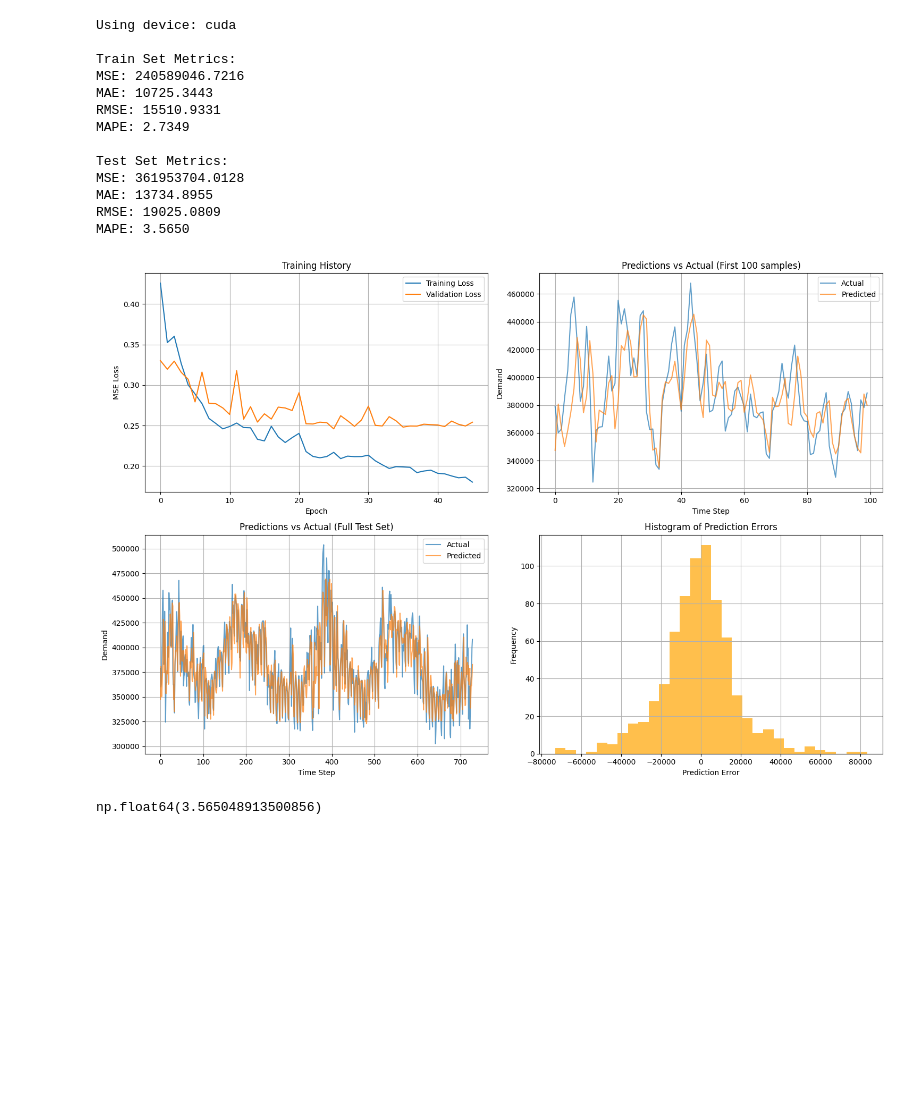
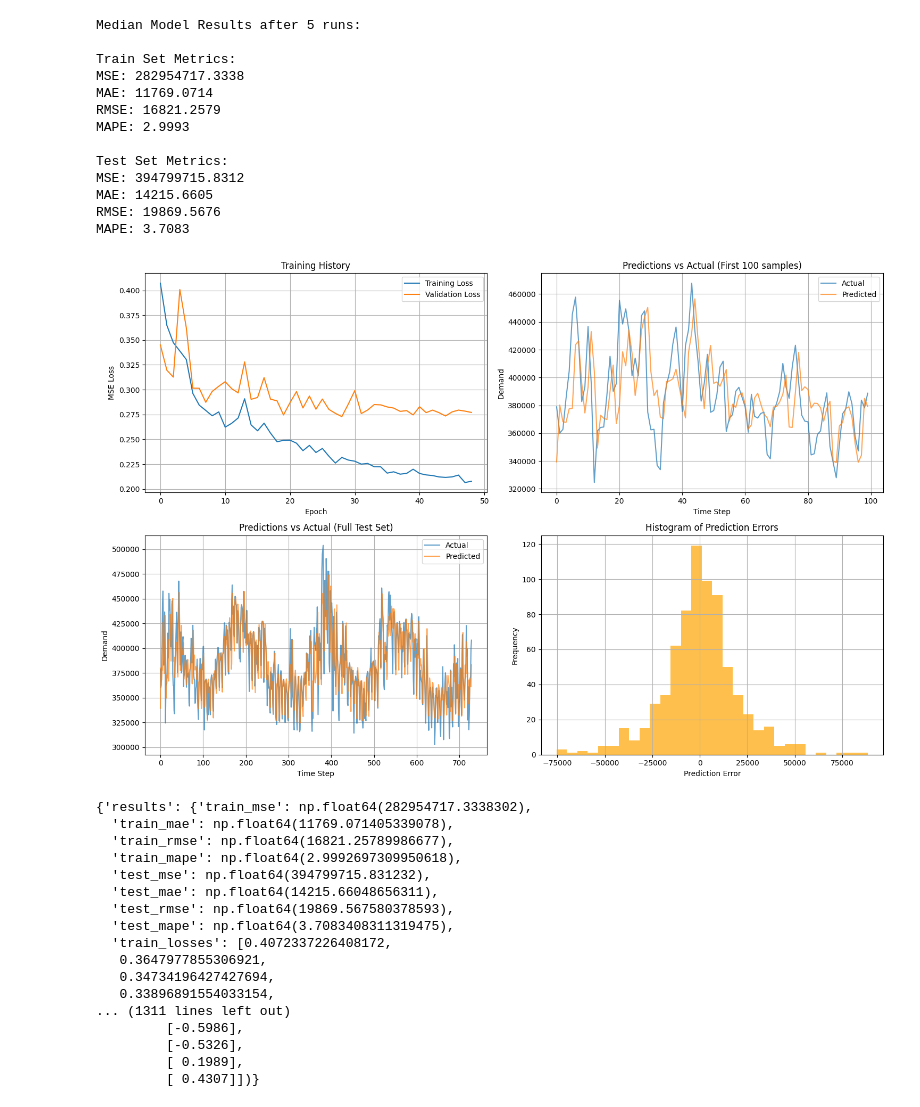
Before and after one commit to harrybirdnz/ZZSC9020-Group_F, a Jupyter notebook: individual/harry/model/2010_2019/80_20/base.ipynb, the cells around one changed output. Cells and saved outputs as stored; diff of their text form; code cells hidden in the pictures; blank space fills up the shorter version.

Commit message:
final model runs

```diff
--- a/individual/harry/model/2010_2019/80_20/base.ipynb
+++ b/individual/harry/model/2010_2019/80_20/base.ipynb
@@ -2,43 +2,59 @@
 #imports
 import sys
 sys.path.append('/home/harry/personal/uni/project/individual/harry/model')
 from model import *
 
 
 params = {
         'learning_rate': 0.001,
         'batch_size': 32,
         'seq_length': 7,
         'transformer_encoder_layer_params': {
             'd_model': 64,
             'nhead': 4,
             'dim_feedforward': 256,
             'dropout': 0.1,
             'activation': 'relu'
         },
         'transformer_layer_params': {
             'num_layers': 2,
         },
         'dataset': '2010-2019',
         'train_test_split': '80:20',
-        'features': ['sum_30_min_demand', 'avg_temp'],
+        'features': ['sum_30_min_demand'],
         'visualise': True
     }
 
-train_model(params)
+median_model(params)
 # %% [output]
-Using device: cuda
+Median Model Results after 5 runs:
 
 Train Set Metrics:
-MSE: 240589046.7216
-MAE: 10725.3443
-RMSE: 15510.9331
-MAPE: 2.7349
+MSE: 282954717.3338
+MAE: 11769.0714
+RMSE: 16821.2579
+MAPE: 2.9993
 
 Test Set Metrics:
-MSE: 361953704.0128
-MAE: 13734.8955
-RMSE: 19025.0809
-MAPE: 3.5650
+MSE: 394799715.8312
+MAE: 14215.6605
+RMSE: 19869.5676
+MAPE: 3.7083
-[figure, old version]
+[figure, new version]
-np.float64(3.565048913500856)
+{'results': {'train_mse': np.float64(282954717.3338302),
+  'train_mae': np.float64(11769.071405339078),
+  'train_rmse': np.float64(16821.25789986677),
+  'train_mape': np.float64(2.9992697309950618),
+  'test_mse': np.float64(394799715.831232),
+  'test_mae': np.float64(14215.66048656311),
+  'test_rmse': np.float64(19869.567580378593),
+  'test_mape': np.float64(3.7083408311319475),
+  'train_losses': [0.4072337226408172,
+   0.3647977855306921,
+   0.34734196427427694,
+   0.33896891554033154,
+... (1311 lines left out)
+         [-0.5986],
+         [-0.5326],
+         [ 0.1989],
+         [ 0.4307]])}
```
Also changed, not shown: 7 other files.
